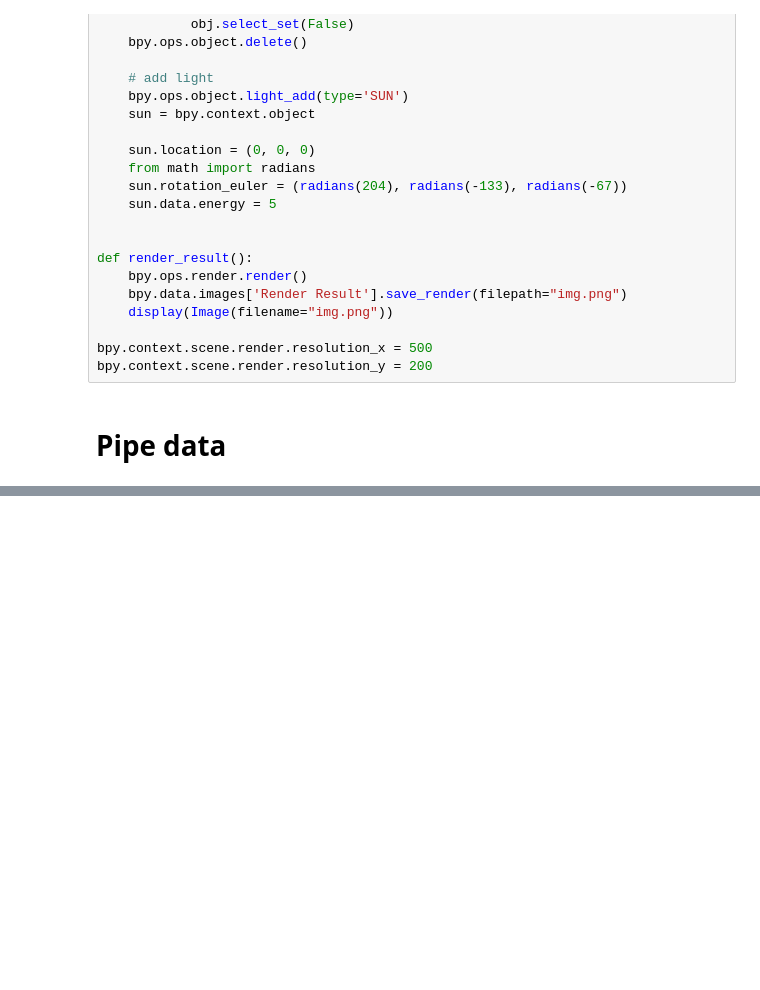
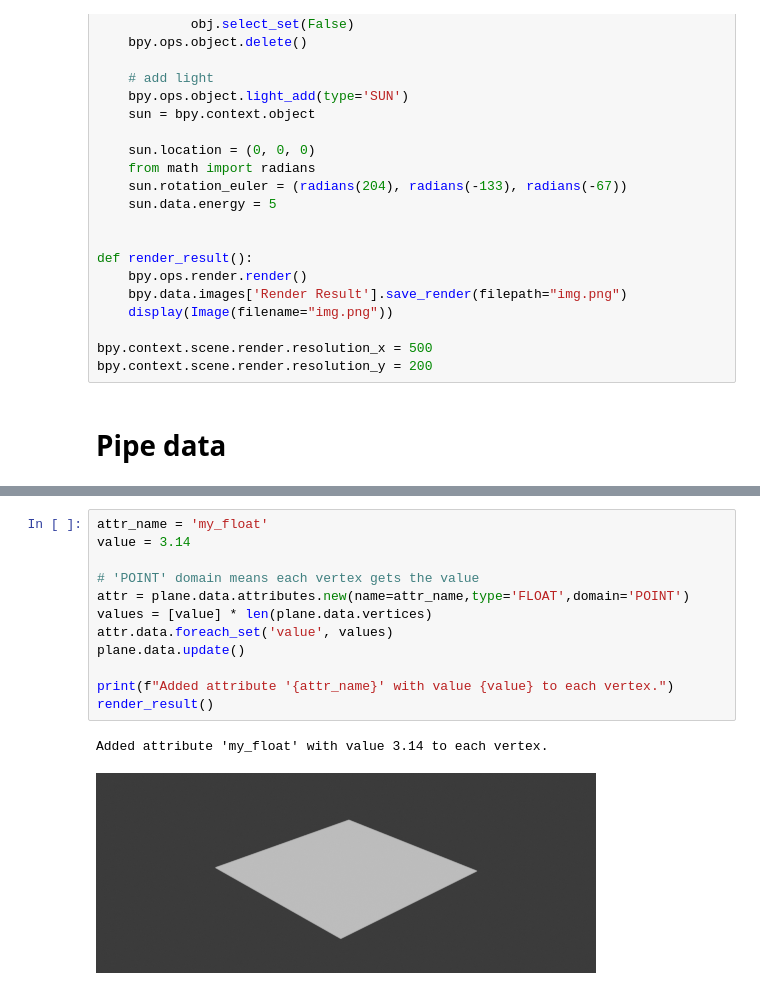
Before and after one commit to kolibril13/ipyblender-experimental, a Jupyter notebook: n1c_pipe_data.ipynb, the cells around one changed output, grey strips where cells are left out. Cells and saved outputs as stored; diff of their text form; blank space fills up the shorter version.

```diff
--- a/n1c_pipe_data.ipynb
+++ b/n1c_pipe_data.ipynb
@@ -73,0 +71,15 @@ df.head()
+# %%
+attr_name = 'my_float'
+value = 3.14
+
+# 'POINT' domain means each vertex gets the value
+attr = plane.data.attributes.new(name=attr_name,type='FLOAT',domain='POINT')
+values = [value] * len(plane.data.vertices)
+attr.data.foreach_set('value', values)
+plane.data.update()
+
+print(f"Added attribute '{attr_name}' with value {value} to each vertex.")
+render_result()
+# %% [output]
+Added attribute 'my_float' with value 3.14 to each vertex.
+[figure, added]
```
Also changed, not shown: parts of 11 cells of this notebook, 1 other file.
